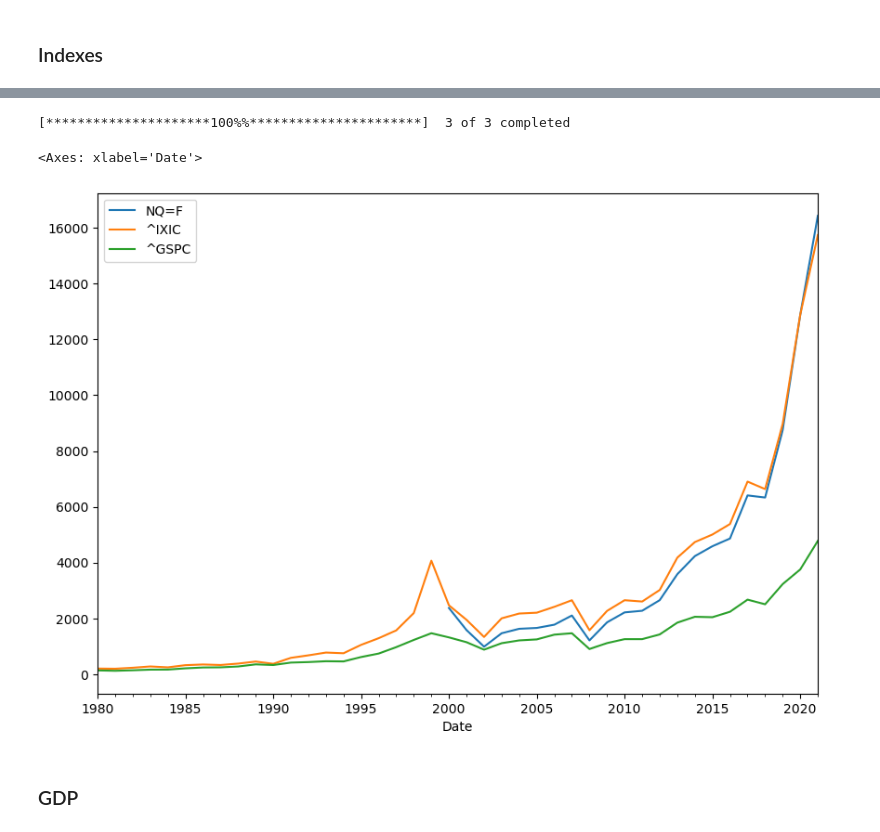
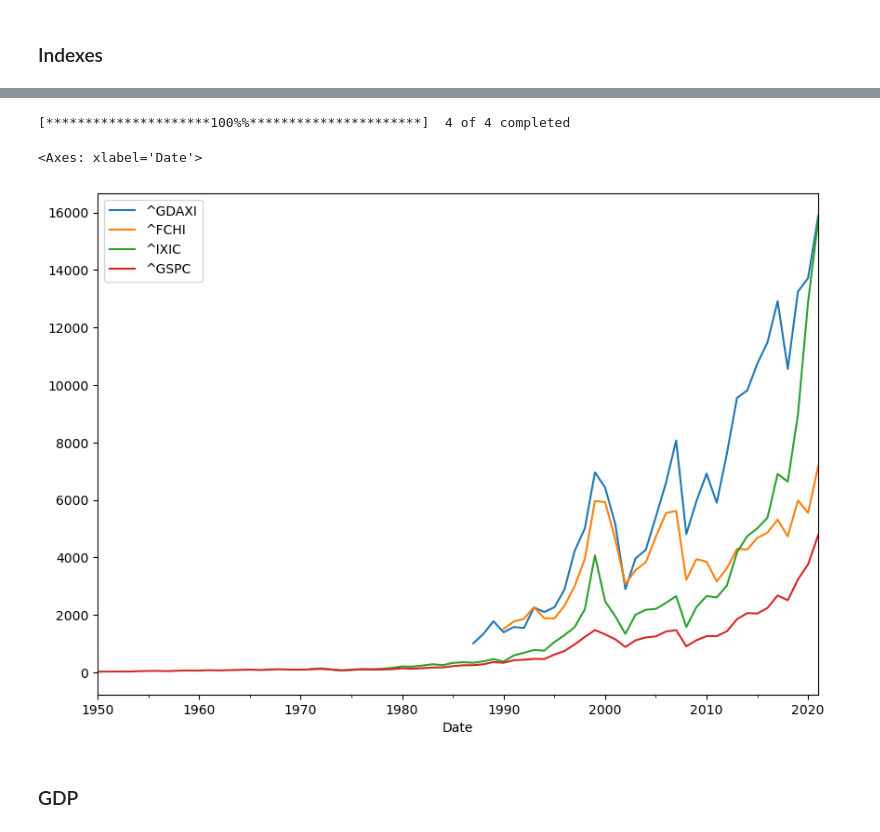
Before and after one commit to epfl-ada/ada-2023-project-fivefrenchspeakingpeoplenocap, a Jupyter notebook: temp/financial.ipynb, the cells around one changed output, grey strips where cells are left out. Drawn from its saved outputs; the diff is of its cells as text; code cells hidden in the pictures.

```diff
--- a/temp/financial.ipynb
+++ b/temp/financial.ipynb
@@ -51,12 +39,12 @@ data
 # %%
-futures_data = yf.download(["NQ=F","^IXIC", "^GSPC"], start="1980-01-01", end="2021-12-31", group_by= 'tickers')
+futures_data = yf.download(["^FCHI","^GDAXI","^IXIC", "^GSPC"], start="1950-01-01", end="2021-12-31", group_by= 'tickers')
 # %% [output]
-[*********************100%%**********************]  3 of 3 completed
+[*********************100%%**********************]  4 of 4 completed
 # %%
-futures_data.xs('Close', level=1, axis=1).groupby(pd.Grouper(freq='Y')).agg(lambda x: x.iloc[-1]).plot(figsize=(10, 7))
+futures_data.xs('Close', level=1, axis=1).groupby(pd.Grouper(freq='Y')).last().plot(figsize=(10, 7))
 # %% [output]
 <Axes: xlabel='Date'>
-[figure, old version]
+[figure, new version]
 # %% [markdown]
 ### GDP
 # %%
```
Also changed, not shown: parts of 23 cells of this notebook.
